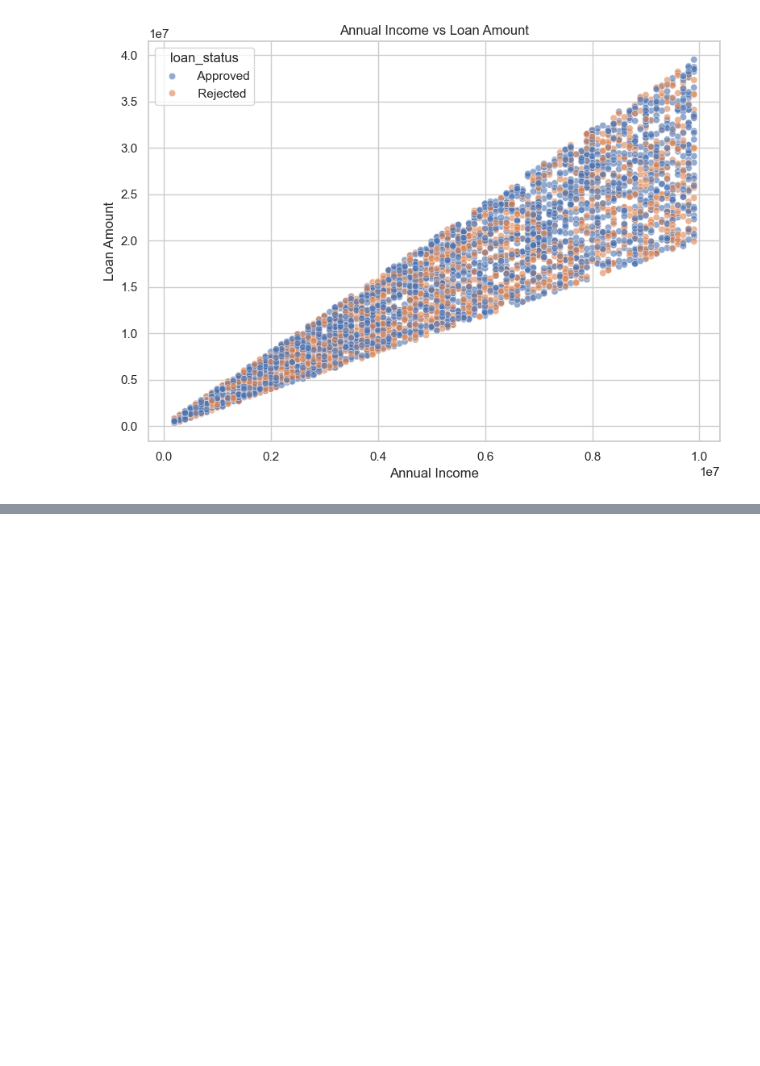
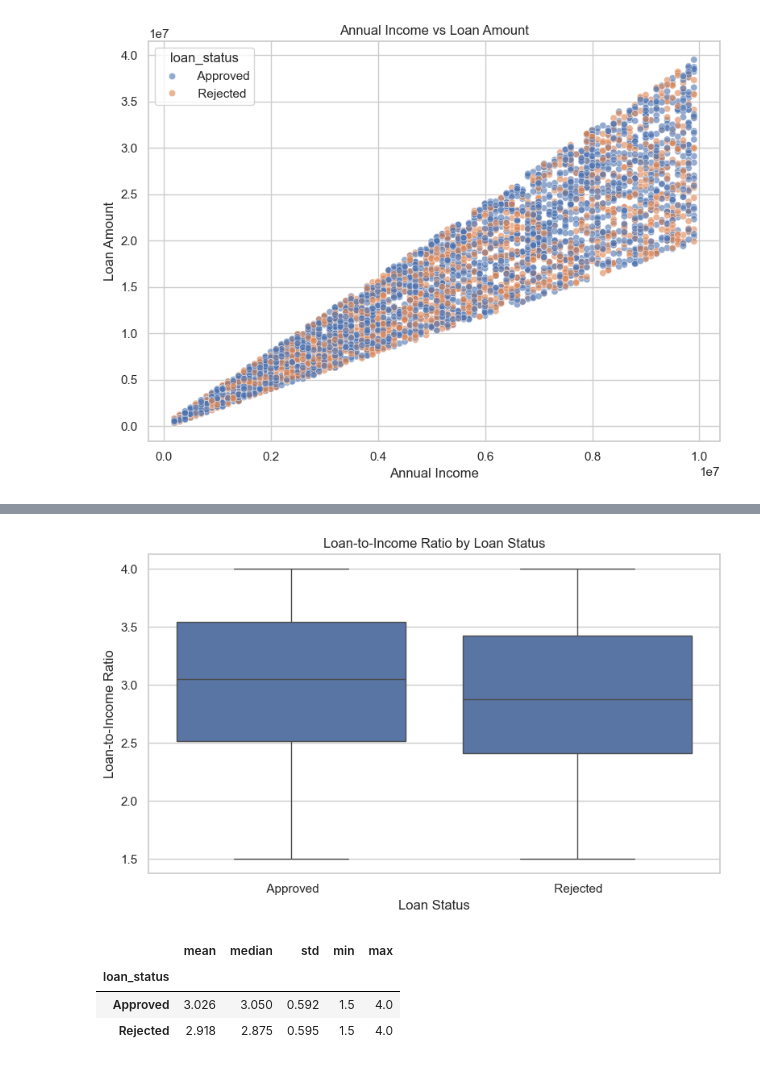
Before and after one commit to EmanQazii/loan-approval-prediction-model, a Jupyter notebook: notebooks/Loan_Approval_Prediction.ipynb, the cells around one changed output, grey strips where cells are left out. Drawn from its saved outputs; the diff is of its cells as text; code cells hidden in the pictures; blank space fills up the shorter version.

```diff
--- a/notebooks/Loan_Approval_Prediction.ipynb
+++ b/notebooks/Loan_Approval_Prediction.ipynb
@@ -673,0 +696,3 @@ plt.show()
+# %%
+loan_to_income = df["loan_amount"] / df["income_annum"]
+loan_to_income.describe()
@@ -673,0 +709,26 @@ plt.show()
+# %%
+plt.figure(figsize=(8, 5))
+sns.boxplot(
+    x=df["loan_status"],
+    y=loan_to_income
+)
+plt.title("Loan-to-Income Ratio by Loan Status")
+plt.xlabel("Loan Status")
+plt.ylabel("Loan-to-Income Ratio")
+plt.tight_layout()
+plt.savefig(
+    "../outputs/loan_to_income_vs_status.png",
+    dpi=300,
+    bbox_inches="tight"
+)
+plt.show()
+# %% [output]
+[figure, added]
+# %%
+df["loan_to_income_ratio"] = (df["loan_amount"] / df["income_annum"])
+df.groupby("loan_status")["loan_to_income_ratio"].agg(["mean", "median", "std", "min", "max"]).round(3)
+# %% [output]
+|  | mean | median | std | min | max |
+| loan_status |  |  |  |  |  |
+| Approved | 3.026 | 3.050 | 0.592 | 1.5 | 4.0 |
+| Rejected | 2.918 | 2.875 | 0.595 | 1.5 | 4.0 |
```
Also changed, not shown: parts of 41 cells of this notebook, 2 other files.
